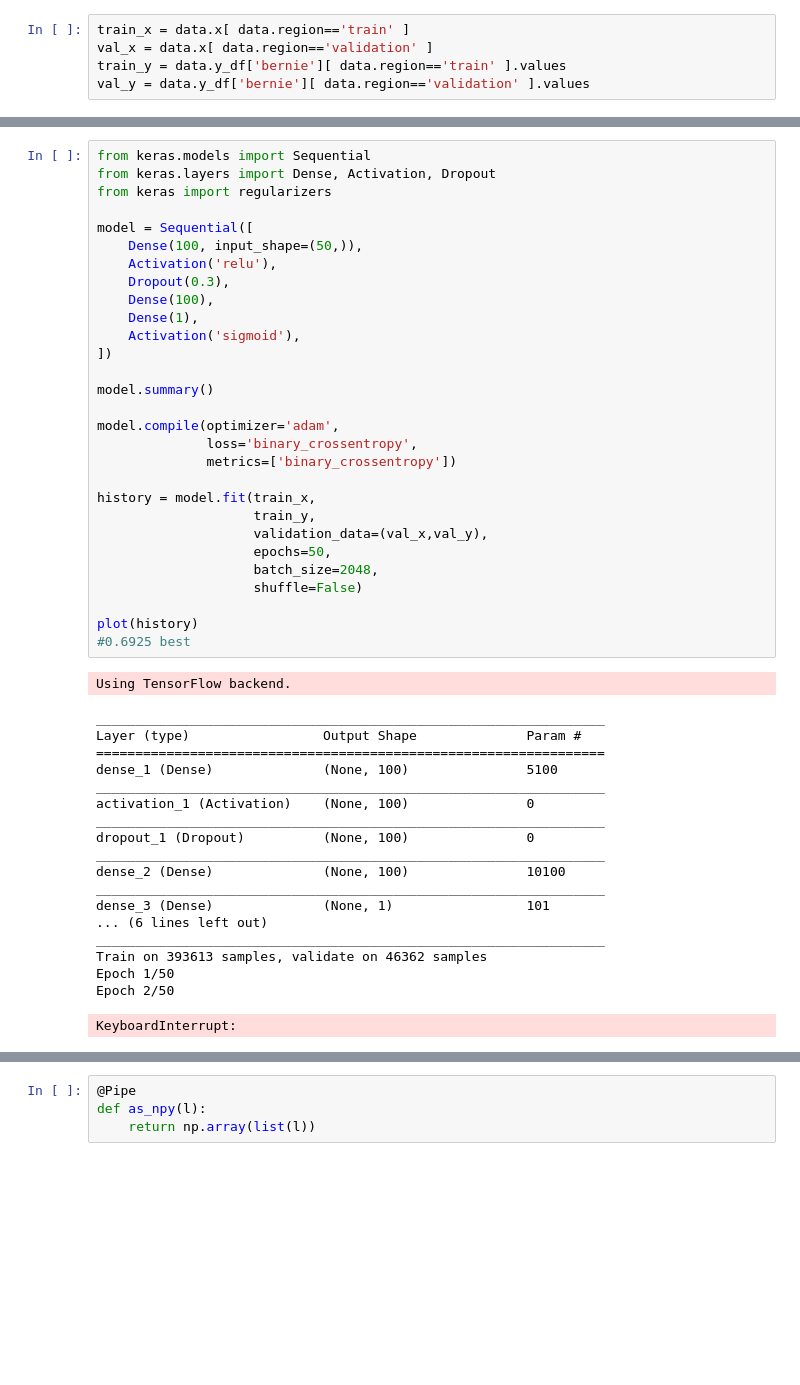
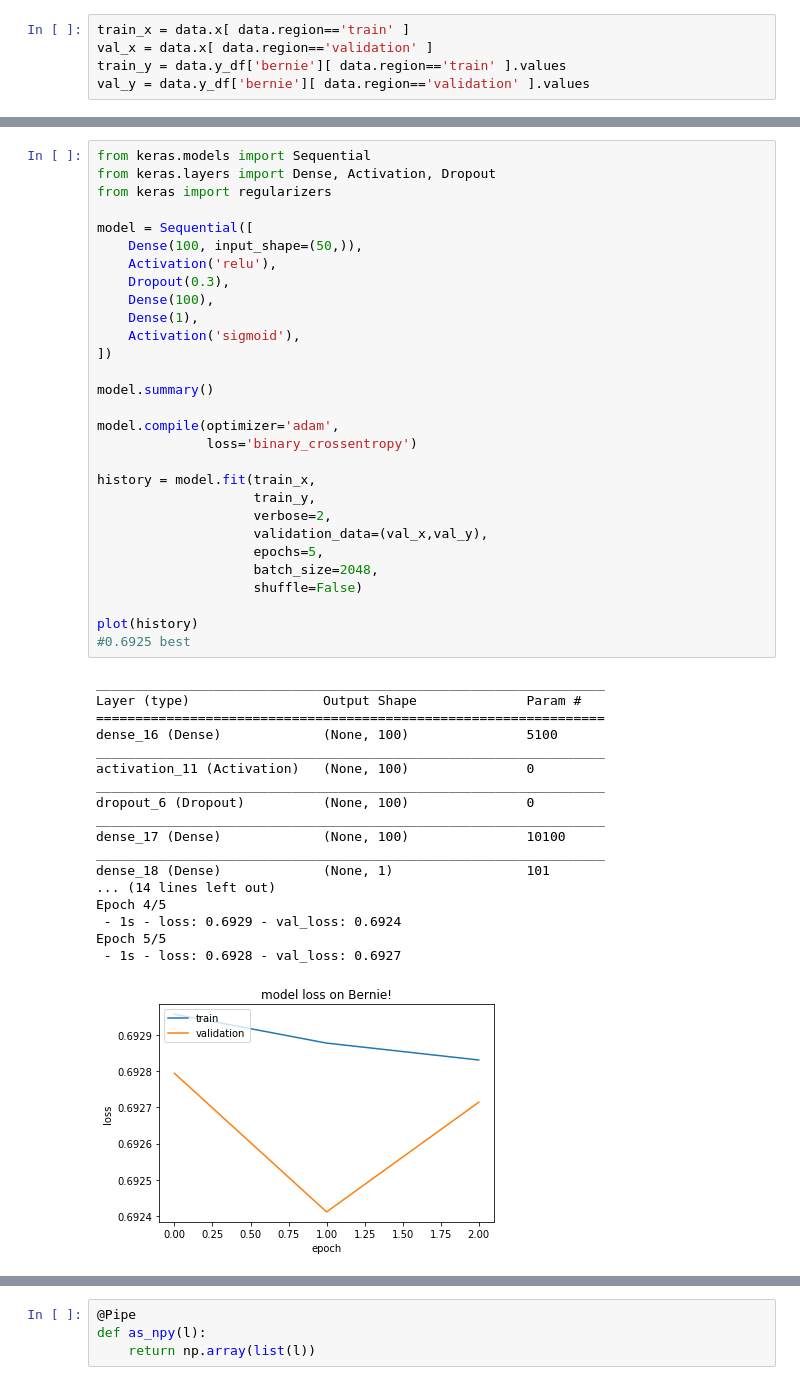
Before and after one commit to ecsplendid/numerai, a Jupyter notebook: Week1.ipynb, the cells around one changed output, grey strips where cells are left out. Drawn from its saved outputs; the diff is of its cells as text; blank space fills up the shorter version.

```diff
--- a/Week1.ipynb
+++ b/Week1.ipynb
@@ -71,52 +162,51 @@ def plot(history):
 # %%
 from keras.models import Sequential
 from keras.layers import Dense, Activation, Dropout
 from keras import regularizers
 
 model = Sequential([
     Dense(100, input_shape=(50,)),
     Activation('relu'),
     Dropout(0.3),
     Dense(100),
     Dense(1),
     Activation('sigmoid'),
 ])
 
 model.summary()
 
 model.compile(optimizer='adam',
-              loss='binary_crossentropy',
-              metrics=['binary_crossentropy'])
+              loss='binary_crossentropy')
 
 history = model.fit(train_x,
                     train_y,
+                    verbose=2,
                     validation_data=(val_x,val_y),
-                    epochs=50,
+                    epochs=5,
                     batch_size=2048,
                     shuffle=False)
 
 plot(history)
 #0.6925 best
 # %% [output]
-Using TensorFlow backend.
+_________________________________________________________________
+Layer (type)                 Output Shape              Param #
+=================================================================
+dense_16 (Dense)             (None, 100)               5100
+_________________________________________________________________
+activation_11 (Activation)   (None, 100)               0
+_________________________________________________________________
+dropout_6 (Dropout)          (None, 100)               0
+_________________________________________________________________
+dense_17 (Dense)             (None, 100)               10100
+_________________________________________________________________
+dense_18 (Dense)             (None, 1)                 101
+... (14 lines left out)
+Epoch 4/5
+ - 1s - loss: 0.6929 - val_loss: 0.6924
+Epoch 5/5
+ - 1s - loss: 0.6928 - val_loss: 0.6927
-_________________________________________________________________
-Layer (type)                 Output Shape              Param #
-=================================================================
-dense_1 (Dense)              (None, 100)               5100
-_________________________________________________________________
-activation_1 (Activation)    (None, 100)               0
-_________________________________________________________________
-dropout_1 (Dropout)          (None, 100)               0
-_________________________________________________________________
-dense_2 (Dense)              (None, 100)               10100
-_________________________________________________________________
-dense_3 (Dense)              (None, 1)                 101
-... (6 lines left out)
-_________________________________________________________________
-Train on 393613 samples, validate on 46362 samples
-Epoch 1/50
-Epoch 2/50
-KeyboardInterrupt:
+[figure, added]
 # %%
 from more_itertools import *
 from pipe import *
```
Also changed, not shown: parts of 44 cells of this notebook, 6 other files.
